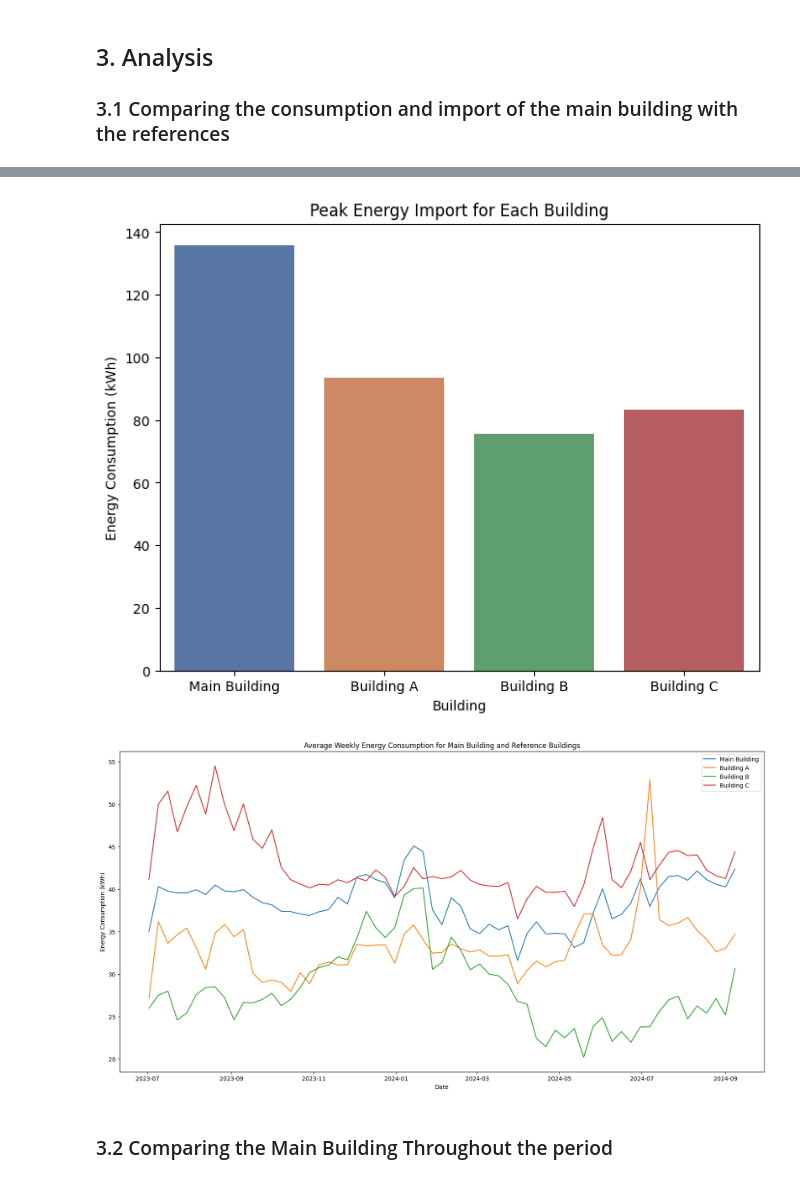
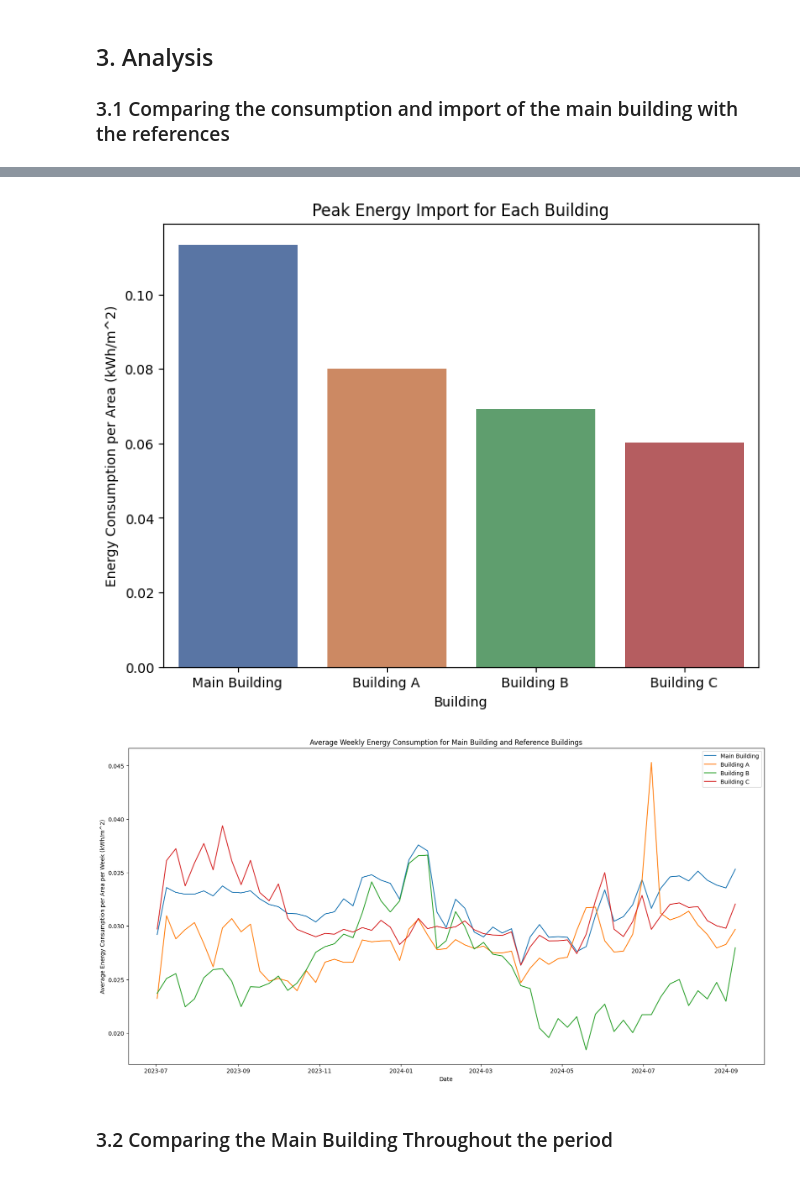
Before and after one commit to MatsNissen-Lie/SolarEnergyImpact, a Jupyter notebook: simen/analyse.ipynb, the cells around one changed output, grey strips where cells are left out. Cells and saved outputs as stored; diff of their text form; code cells hidden in the pictures.

```diff
--- a/simen/analyse.ipynb
+++ b/simen/analyse.ipynb
@@ -369,0 +442,15 @@ main_building_df.head()
+# %%
+#We need to account for the different sizes of the buildings
+sizes = {
+    '707057500042745649': 1199,
+    '707057500038344962': 1167,
+    '707057500085390523': 1095,
+    '707057500042201572': 1384,
+}
+# %%
+#Reference buildings
+building_A_df["avg_consumption"] = building_A_df["total_consumption"] / sizes[building_A_df["meter_id"].iloc[0]]
+building_B_df["avg_consumption"] = building_B_df["total_consumption"] / sizes[building_B_df["meter_id"].iloc[0]]
+building_C_df["avg_consumption"] = building_C_df["total_consumption"] / sizes[building_C_df["meter_id"].iloc[0]]
+
+building_C_df.head()
@@ -369,0 +465,9 @@ main_building_df.head()
+# %%
+#Main Building
+main_building_df["avg_consumption"] = main_building_df["total_consumption"] / sizes[main_building_df["meter_id"].iloc[0]]
+main_building_df["avg_import"] = main_building_df["import"] / sizes[main_building_df["meter_id"].iloc[0]]
+main_building_df["avg_export"] = main_building_df["export"] / sizes[main_building_df["meter_id"].iloc[0]]
+main_building_df["avg_net_import"] = main_building_df["net_import"] / sizes[main_building_df["meter_id"].iloc[0]]
+main_building_df["avg_solar_consumption"] = main_building_df["solar_consumption"] / sizes[main_building_df["meter_id"].iloc[0]]
+
+main_building_df.head()
@@ -489,7 +601,7 @@ plt.show()
 #Bar Plot of the max import for each building
 
 #The max net_import is the same as the max import
-max_import_main_building = main_building_df['value'].max()
+max_import_main_building = main_building_df['avg_import'].max()
 
 # Create a list of the max values and corresponding labels
 max_values = [max_import_main_building, max_building_A, max_building_B, max_building_C]
@@ -501,30 +613,30 @@ sns.barplot(x=building_labels, y=max_values, hue=building_labels, palette='deep'
 
 # Add labels and title
 plt.title('Peak Energy Import for Each Building')
-plt.ylabel('Energy Consumption (kWh)')
+plt.ylabel('Energy Consumption per Area (kWh/m^2)')
 plt.xlabel('Building')
 plt.show()
 # %% [output]
-[figure, old version]
+[figure, new version]
 # %%
 #We try to look at weekly data instead by grouping the data by week and taking the mean
-main_building_weekly_df = main_building_df["total_consumption"].resample('W').mean().reset_index()
-building_A_weekly_df = building_A_df["value"].resample('W').mean().reset_index()
-building_B_weekly_df = building_B_df["value"].resample('W').mean().reset_index()
-building_C_weekly_df = building_C_df["value"].resample('W').mean().reset_index()
+main_building_weekly_df = main_building_df["avg_consumption"].resample('W').mean().reset_index()
+building_A_weekly_df = building_A_df["avg_consumption"].resample('W').mean().reset_index()
+building_B_weekly_df = building_B_df["avg_consumption"].resample('W').mean().reset_index()
+building_C_weekly_df = building_C_df["avg_consumption"].resample('W').mean().reset_index()
 
 #Lineplot of the monthly data
 plt.figure(figsize=(20,10))
-sns.lineplot(data=main_building_weekly_df, x='timestamp', y='total_consumption', label='Main Building')
-sns.lineplot(data=building_A_weekly_df, x='timestamp', y='value', label='Building A')
-sns.lineplot(data=building_B_weekly_df, x='timestamp', y='value', label='Building B')
-sns.lineplot(data=building_C_weekly_df, x='timestamp', y='value', label='Building C')
+sns.lineplot(data=main_building_weekly_df, x='timestamp', y='avg_consumption', label='Main Building')
+sns.lineplot(data=building_A_weekly_df, x='timestamp', y='avg_consumption', label='Building A')
+sns.lineplot(data=building_B_weekly_df, x='timestamp', y='avg_consumption', label='Building B')
+sns.lineplot(data=building_C_weekly_df, x='timestamp', y='avg_consumption', label='Building C')
 plt.title('Average Weekly Energy Consumption for Main Building and Reference Buildings')
-plt.ylabel('Energy Consumption (kWh)')
+plt.ylabel('Average Energy Consumption per Area per Week (kWh/m^2)')
 plt.xlabel('Date')
 plt.show()
 # %% [output]
-[figure, old version]
+[figure, new version]
 # %% [markdown]
 ### 3.2 Comparing the Main Building Throughout the period
 # %%
```
Also changed, not shown: parts of 37 cells of this notebook, 1 other file.
